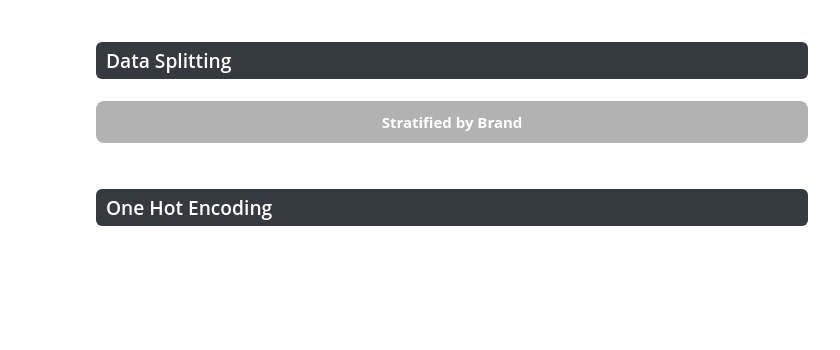
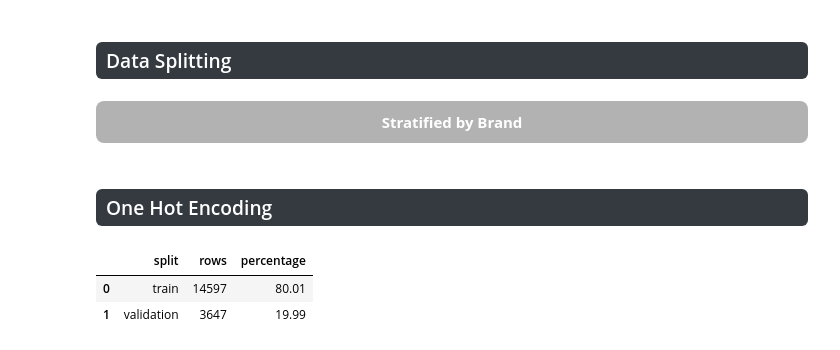
Before and after one commit to abrildiaco/TP_Final_ML, a Jupyter notebook: notebooks/eda.ipynb, the cells around one changed output. Cells and saved outputs as stored; diff of their text form; code cells hidden in the pictures; blank space fills up the shorter version.

Commit message:
checkeos de split y dolar

```diff
--- a/notebooks/eda.ipynb
+++ b/notebooks/eda.ipynb
@@ -750 +764,8 @@ X_val_encoded = prep.one_hot_encoding(
 )
+# %%
+# Split check
+display(split.split_size_summary(X_train, X_val))
+# %% [output]
+|  | split | rows | percentage |
+| 0 | train | 14597 | 80.01 |
+| 1 | validation | 3647 | 19.99 |
```
Also changed, not shown: parts of 12 cells of this notebook, 3 other files.
